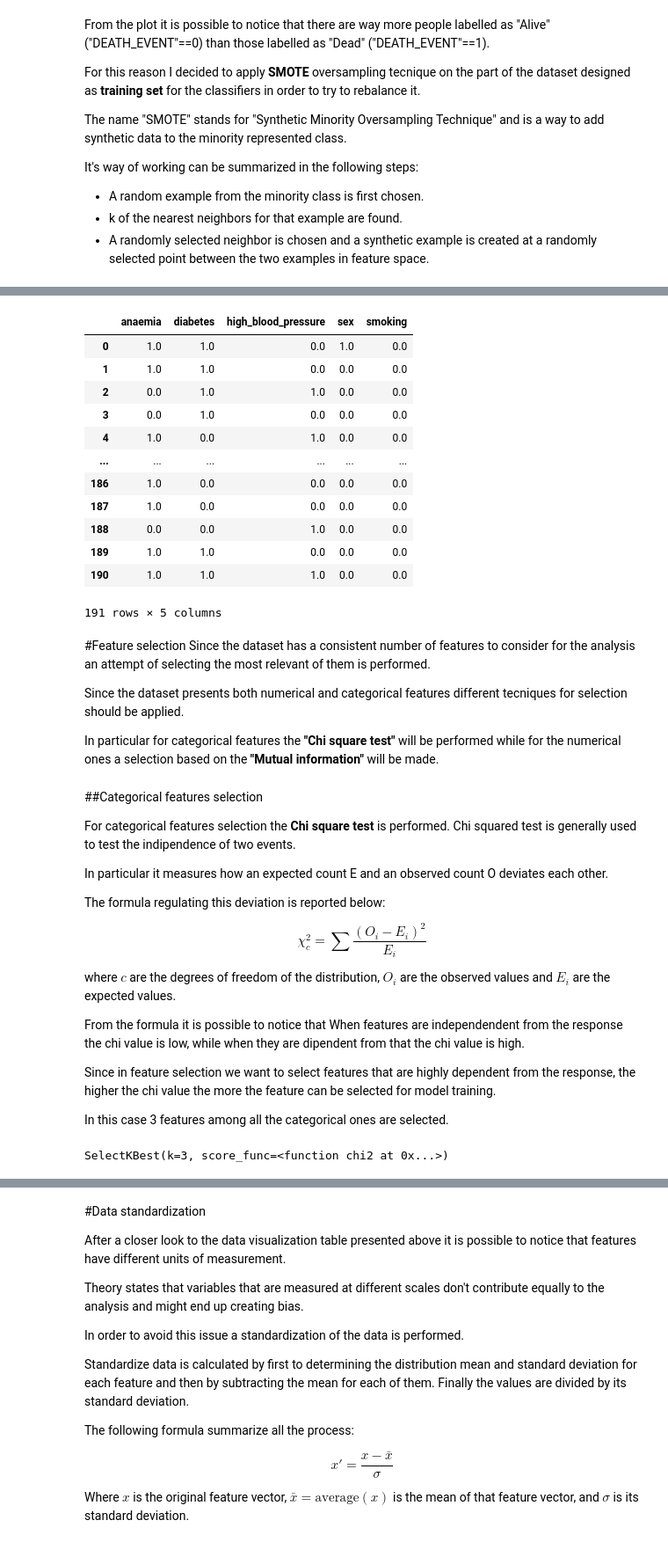
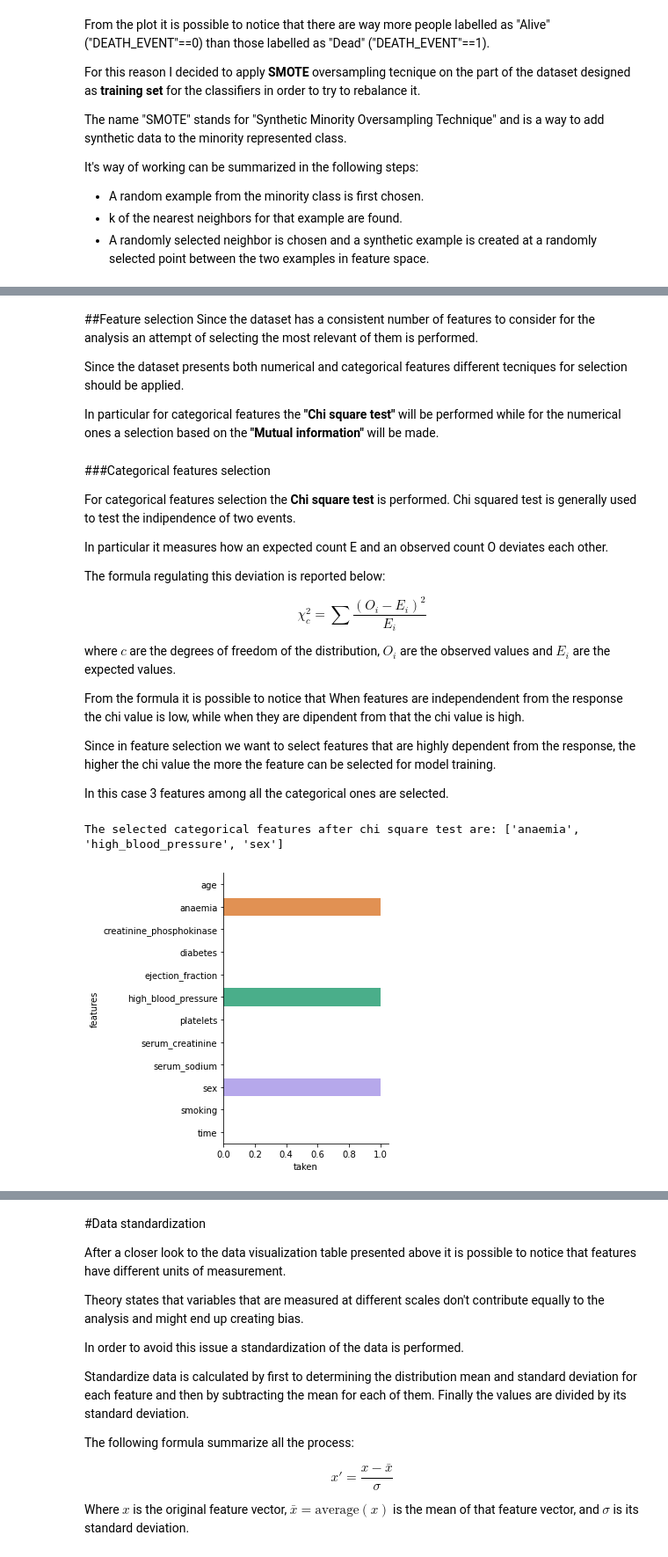
Before and after one commit to ele9996/Heart-failure-clinical-records-analysis, a Jupyter notebook: main.ipynb, the cells around one changed output, grey strips where cells are left out. Shown at 88% size. Cells and saved outputs as stored; diff of their text form; code cells hidden in the pictures.

```diff
--- a/main.ipynb
+++ b/main.ipynb
@@ -377,31 +385,15 @@ x_valsd_numerical=x_valsd_df.loc[:,numerical_features]
 x_trainsd_categorical=x_trainsd_df.loc[:,categorical_features]
 x_testsd_categorical=x_testsd_df.loc[:,categorical_features]
 x_valsd_categorical=x_valsd_df.loc[:,categorical_features]
-
-x_trainsd_categorical
-# %% [output]
-|  | anaemia | diabetes | high_blood_pressure | sex | smoking |
-| 0 | 1.0 | 1.0 | 0.0 | 1.0 | 0.0 |
-| 1 | 1.0 | 1.0 | 0.0 | 0.0 | 0.0 |
-| 2 | 0.0 | 1.0 | 1.0 | 0.0 | 0.0 |
-| 3 | 0.0 | 1.0 | 0.0 | 0.0 | 0.0 |
-| 4 | 1.0 | 0.0 | 1.0 | 0.0 | 0.0 |
-| ... | ... | ... | ... | ... | ... |
-| 186 | 1.0 | 0.0 | 0.0 | 0.0 | 0.0 |
-| 187 | 1.0 | 0.0 | 0.0 | 0.0 | 0.0 |
-| 188 | 0.0 | 0.0 | 1.0 | 0.0 | 0.0 |
-| 189 | 1.0 | 1.0 | 0.0 | 0.0 | 0.0 |
-| 190 | 1.0 | 1.0 | 1.0 | 0.0 | 0.0 |
-191 rows × 5 columns
 # %% [markdown]
-#Feature selection
+##Feature selection
 Since the dataset has a consistent number of features to consider for the analysis an attempt of selecting the most relevant of them is performed.
 
 Since the dataset presents both numerical and categorical features different tecniques for selection should be applied.
 
 In particular for categorical features the **"Chi square test"** will be performed while for the numerical ones a selection based on the **"Mutual information"** will be made.
 # %% [markdown]
-##Categorical features selection
+###Categorical features selection
 
 For categorical features selection the **Chi square test** is performed.
 Chi squared test is generally used to test the indipendence of two events.
@@ -422,18 +453,27 @@ In this case 3 features among all the categorical ones are selected.
 # %%
 
 chi = SelectKBest(chi2, k=3)
 
-print(chi)
 
 chi.fit(x_trainsd_categorical, y_trainsd_Df)
 
 
 # Get columns to keep
 cols = chi.get_support(indices=True)
+
 # Create new dataframe with only desired columns, or overwrite existing
 x_trainsd_categorical_new = x_trainsd_categorical.iloc[:,cols]
 x_valsd_categorical_new = x_valsd_categorical.iloc[:,cols]
 x_testsd_categorical_new = x_testsd_categorical.iloc[:,cols]
+
+
+sel_col=x_testsd_categorical_new.columns.tolist()
+
+#print selected columns
+print("The selected categorical features after chi square test are: {}".format(sel_col))
+
+figure=plot_selFeat(sel_col, features )
 # %% [output]
-SelectKBest(k=3, score_func=<function chi2 at 0x...>)
+The selected categorical features after chi square test are: ['anaemia', 'high_blood_pressure', 'sex']
+[figure, added]
 # %% [markdown]
```
Also changed, not shown: parts of 48 cells of this notebook.
